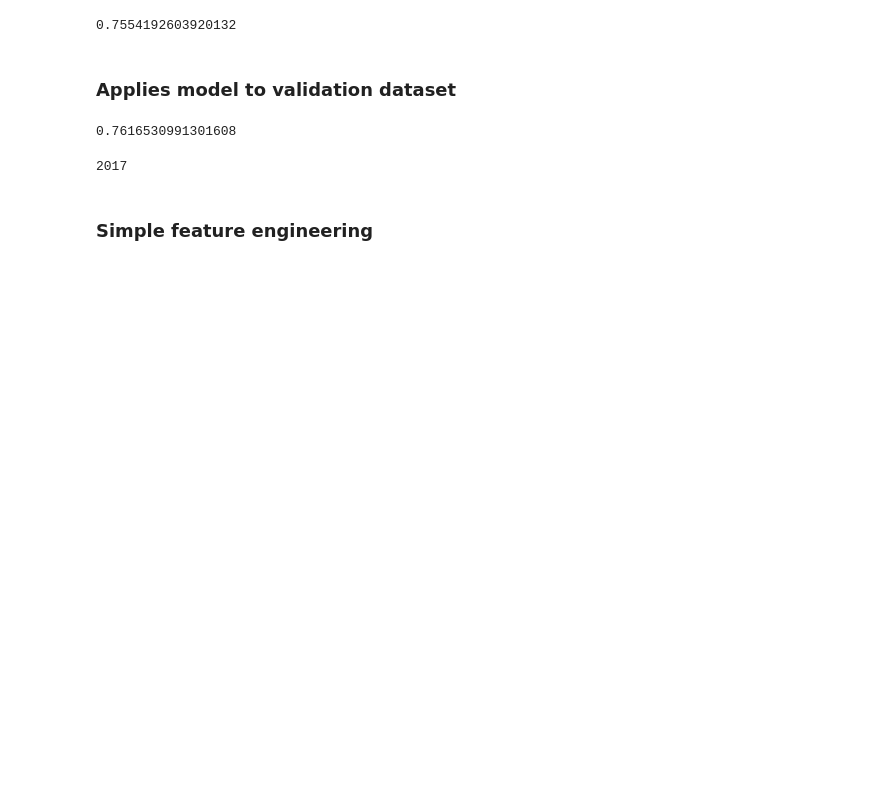
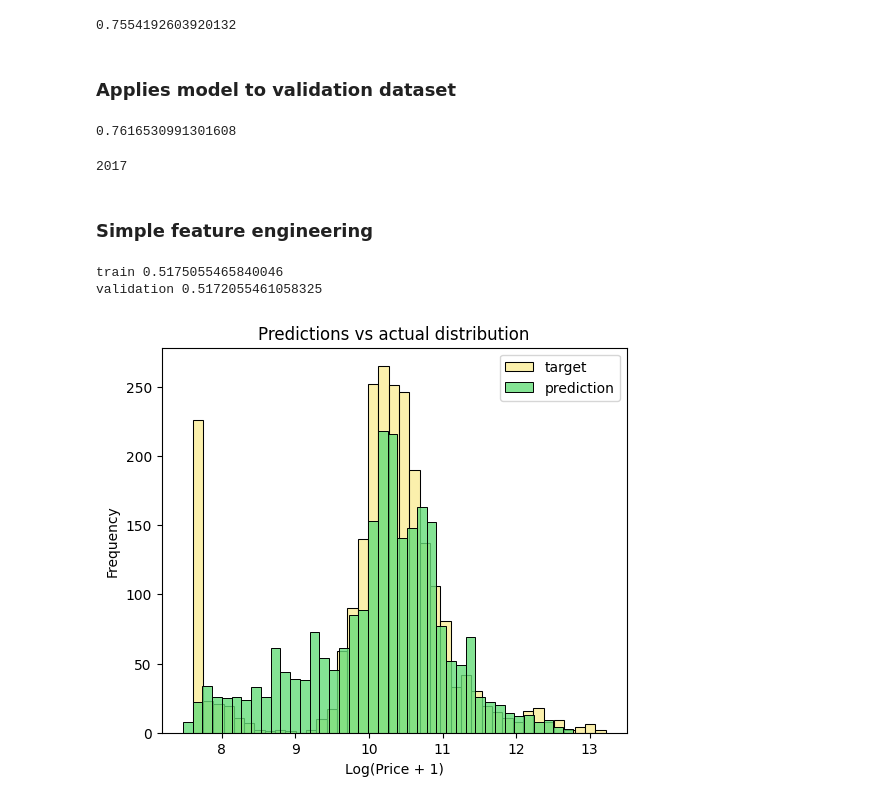
Before and after one commit to Elliot518/machine-learning-camp, a Jupyter notebook: regression/demo.ipynb, the cells around one changed output. Cells and saved outputs as stored; diff of their text form; code cells hidden in the pictures; blank space fills up the shorter version.

```diff
--- a/regression/demo.ipynb
+++ b/regression/demo.ipynb
@@ -304 +305,31 @@ def prepare_X(df):
     return X
+# %%
+# test if adding the feature “age” leads to any improvement
+X_train = prepare_X(df_train)
+w_0, w = train_linear_regression(X_train, y_train)
+
+y_pred = w_0 + X_train.dot(w)
+print('train', rmse(y_train, y_pred))
+
+X_val = prepare_X(df_val)
+y_pred = w_0 + X_val.dot(w)
+print('validation', rmse(y_val, y_pred))
+# %% [output]
+train 0.5175055465840046
+validation 0.5172055461058325
+# %%
+# We see  that the distribution of the predictions follows the target distribution a lot more closely than previously
+plt.figure(figsize=(6, 5))
+
+sns.histplot(y_val, label='target', color='#F9E676', alpha=0.6, bins=40)
+sns.histplot(y_pred, label='prediction', color='#66DC79', alpha=0.8, bins=40)
+
+plt.legend()
+
+plt.ylabel('Frequency')
+plt.xlabel('Log(Price + 1)')
+plt.title('Predictions vs actual distribution')
+
+plt.show()
+# %% [output]
+[figure, added]
```
Also changed, not shown: parts of 3 cells of this notebook.
